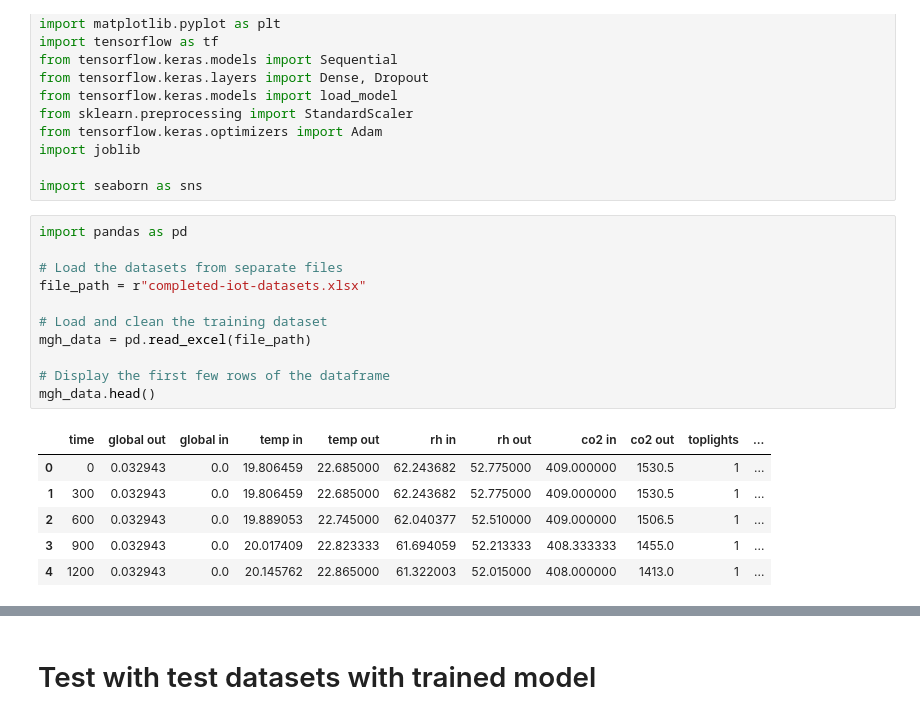
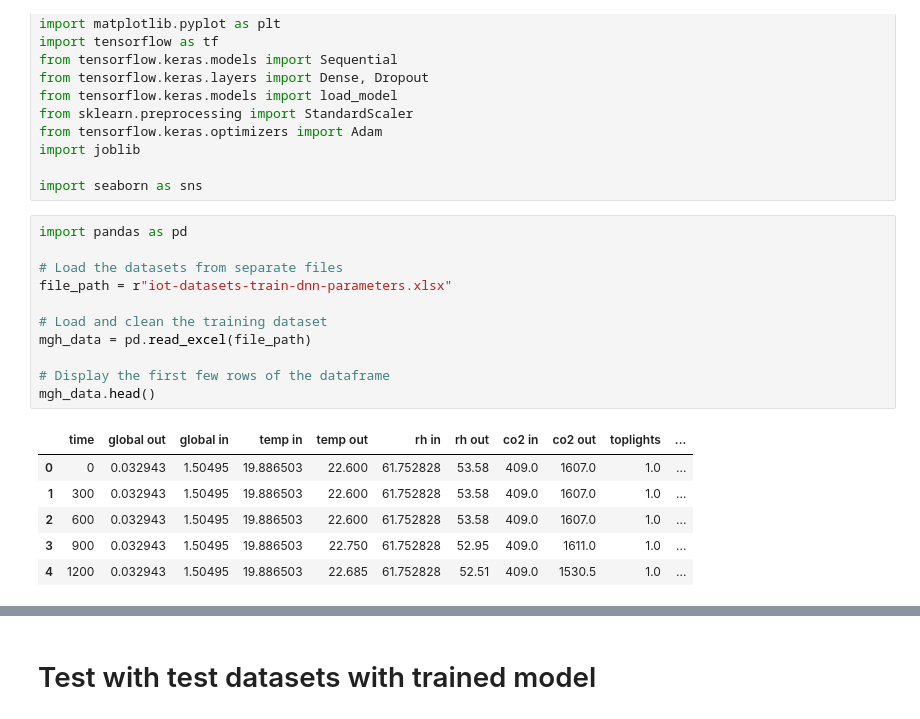
Before and after one commit to EfraimManurung/mini-greenhouse-model-train, a Jupyter notebook: train-dnn-model/main-dnn-dropout.ipynb, the cells around one changed output, grey strips where cells are left out. Cells and saved outputs as stored; diff of their text form.

```diff
--- a/train-dnn-model/main-dnn-dropout.ipynb
+++ b/train-dnn-model/main-dnn-dropout.ipynb
@@ -19,21 +19,21 @@ import seaborn as sns
 # %%
 import pandas as pd
 
 # Load the datasets from separate files
-file_path = r"completed-iot-datasets.xlsx"
+file_path = r"iot-datasets-train-dnn-parameters.xlsx"
 
 # Load and clean the training dataset
 mgh_data = pd.read_excel(file_path)
 
 # Display the first few rows of the dataframe
 mgh_data.head()
 # %% [output]
 |  | time | global out | global in | temp in | temp out | rh in | rh out | co2 in | co2 out | toplights | ... |
-| 0 | 0 | 0.032943 | 0.0 | 19.806459 | 22.685000 | 62.243682 | 52.775000 | 409.000000 | 1530.5 | 1 | ... |
-| 1 | 300 | 0.032943 | 0.0 | 19.806459 | 22.685000 | 62.243682 | 52.775000 | 409.000000 | 1530.5 | 1 | ... |
-| 2 | 600 | 0.032943 | 0.0 | 19.889053 | 22.745000 | 62.040377 | 52.510000 | 409.000000 | 1506.5 | 1 | ... |
-| 3 | 900 | 0.032943 | 0.0 | 20.017409 | 22.823333 | 61.694059 | 52.213333 | 408.333333 | 1455.0 | 1 | ... |
-| 4 | 1200 | 0.032943 | 0.0 | 20.145762 | 22.865000 | 61.322003 | 52.015000 | 408.000000 | 1413.0 | 1 | ... |
+| 0 | 0 | 0.032943 | 1.50495 | 19.886503 | 22.600 | 61.752828 | 53.58 | 409.0 | 1607.0 | 1.0 | ... |
+| 1 | 300 | 0.032943 | 1.50495 | 19.886503 | 22.600 | 61.752828 | 53.58 | 409.0 | 1607.0 | 1.0 | ... |
+| 2 | 600 | 0.032943 | 1.50495 | 19.886503 | 22.600 | 61.752828 | 53.58 | 409.0 | 1607.0 | 1.0 | ... |
+| 3 | 900 | 0.032943 | 1.50495 | 19.886503 | 22.750 | 61.752828 | 52.95 | 409.0 | 1611.0 | 1.0 | ... |
+| 4 | 1200 | 0.032943 | 1.50495 | 19.886503 | 22.685 | 61.752828 | 52.51 | 409.0 | 1530.5 | 1.0 | ... |
 # %%
 def r2_score_metric(y_true, y_pred):
     """Custom R2 score metric"""
```
Also changed, not shown: parts of 7 cells of this notebook, 26 other files.
